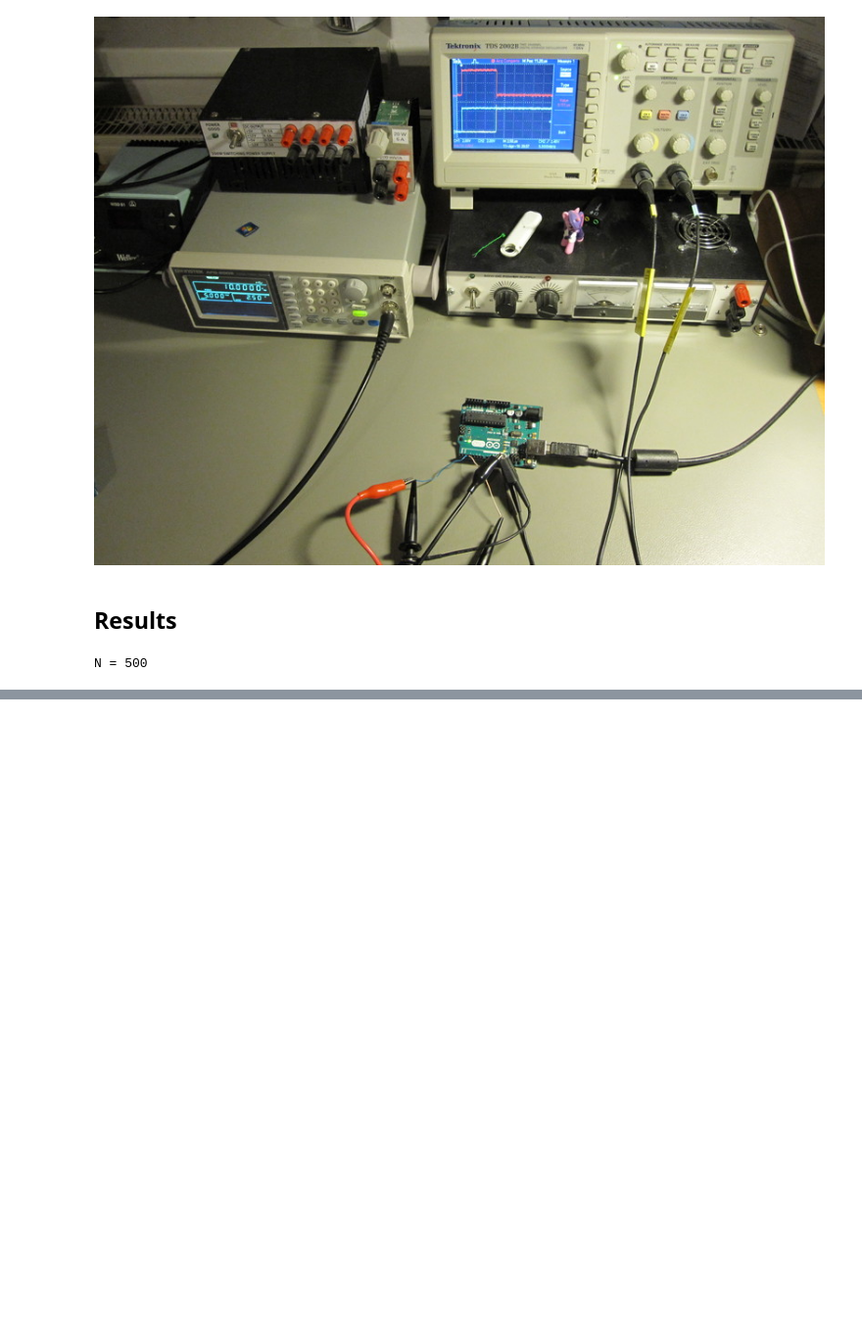
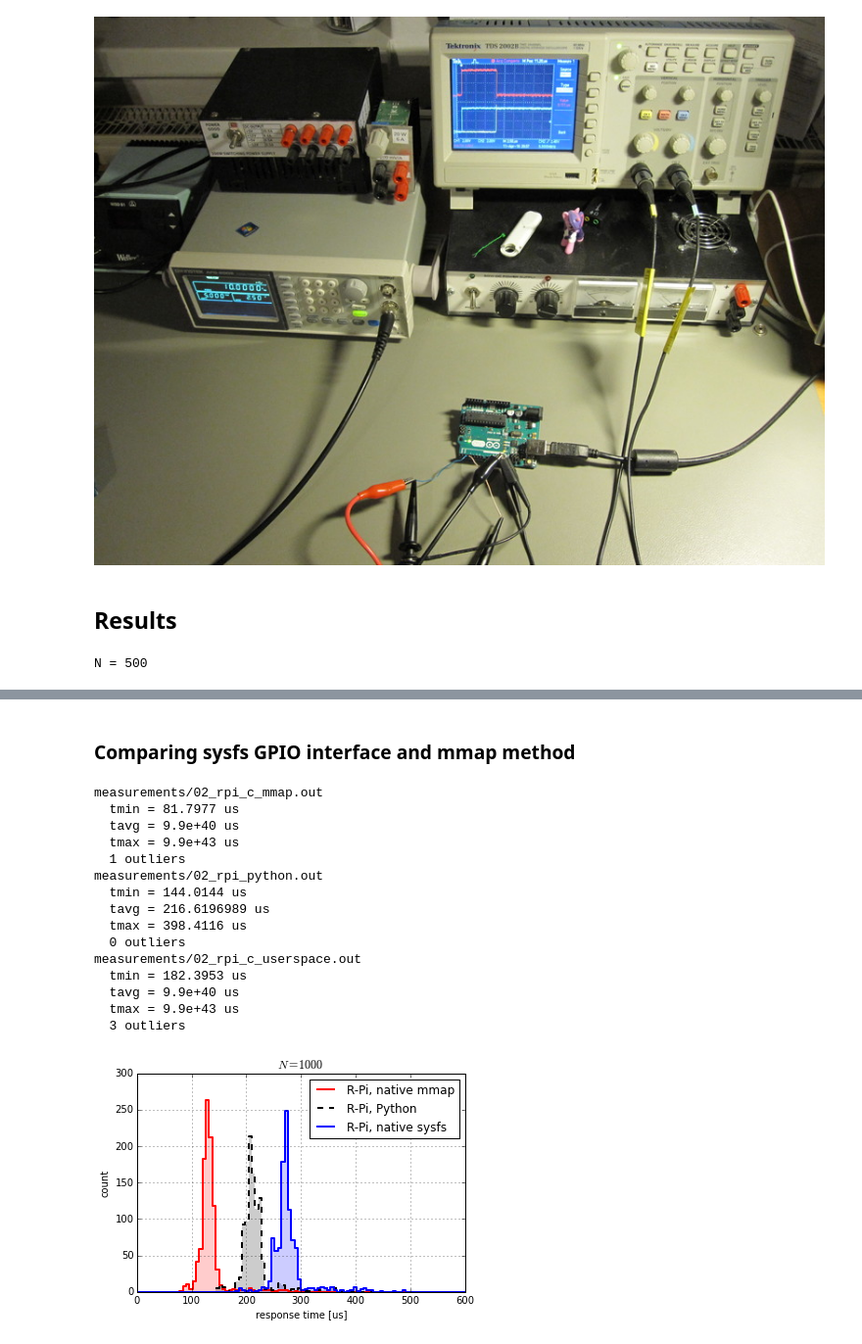
Before and after one commit to avian2/interrupt-response-times, a Jupyter notebook: Interrupt response times.ipynb, the cells around one changed output, grey strips where cells are left out. Shown at 98% size. Saved outputs shown, nothing was run; the diff lists cells and outputs as text; code cells hidden in the pictures; blank space fills up the shorter version.

```diff
--- a/Interrupt response times.ipynb
+++ b/Interrupt response times.ipynb
@@ -224,0 +273,32 @@ measurements/rpi_c_kmod_busy.out
+# %% [markdown]
+### Comparing sysfs GPIO interface and mmap method
+# %%
+r = (0,600.)
+analyze_plot("measurements/02_rpi_c_mmap.out", "R-Pi, native mmap", r, 'r')
+analyze_plot("measurements/02_rpi_python.out", "R-Pi, Python", r, 'k', ls='dashed')
+analyze_plot("measurements/02_rpi_c_userspace.out", "R-Pi, native sysfs", r, 'b')
+
+legend(loc="upper right")
+title("$N = %d$" % (N,))
+ylabel("count")
+xlabel("response time [us]")
+grid()
+
+savefig("figout/sysfs_vs_mmap.png", bbox_inches='tight')
+# %% [output]
+measurements/02_rpi_c_mmap.out
+  tmin = 81.7977 us
+  tavg = 9.9e+40 us
+  tmax = 9.9e+43 us
+  1 outliers
+measurements/02_rpi_python.out
+  tmin = 144.0144 us
+  tavg = 216.6196989 us
+  tmax = 398.4116 us
+  0 outliers
+measurements/02_rpi_c_userspace.out
+  tmin = 182.3953 us
+  tavg = 9.9e+40 us
+  tmax = 9.9e+43 us
+  3 outliers
+[figure, added]
```
Also changed, not shown: parts of 10 cells of this notebook, 14 other files.
